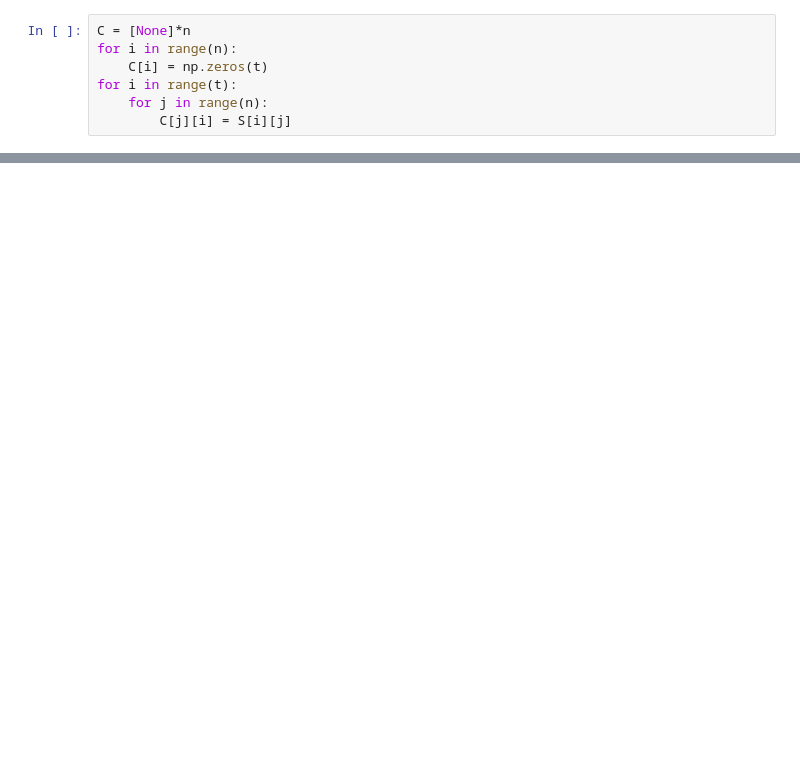
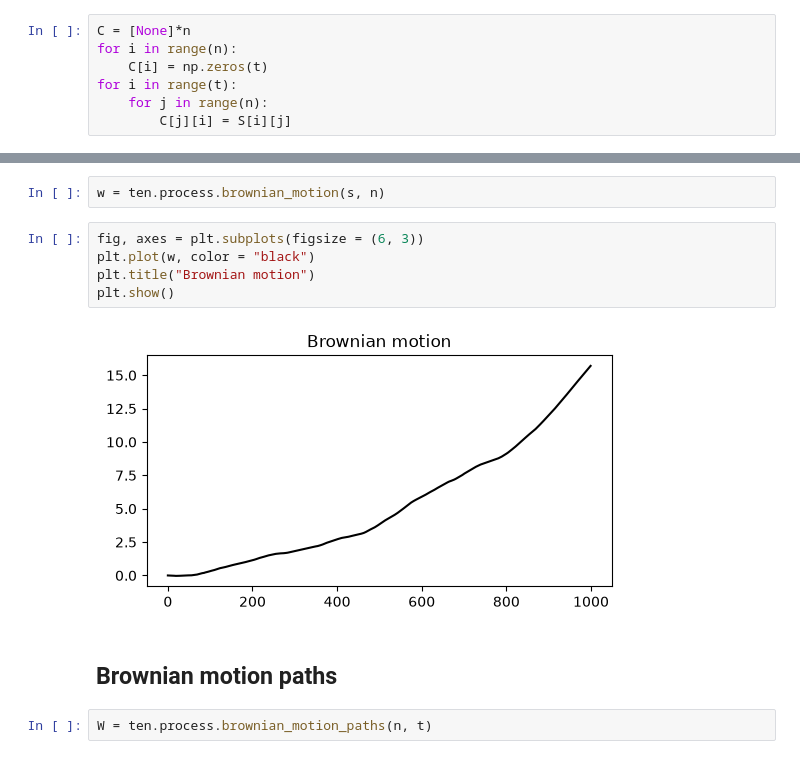
Before and after one commit to istmarc/ten-notebooks, a Jupyter notebook: notebooks/18.Process.ipynb, the cells around one changed output, grey strips where cells are left out. Saved outputs shown, nothing was run; the diff lists cells and outputs as text; blank space fills up the shorter version.

Commit message:
Update process

```diff
--- a/notebooks/18.Process.ipynb
+++ b/notebooks/18.Process.ipynb
@@ -50,0 +53,13 @@ plt.show()
+# %%
+w = ten.process.brownian_motion(s, n)
+# %%
+fig, axes = plt.subplots(figsize = (6, 3))
+plt.plot(w, color = "black")
+plt.title("Brownian motion")
+plt.show()
+# %% [output]
+[figure, added]
+# %% [markdown]
+## Brownian motion paths
+# %%
+W = ten.process.brownian_motion_paths(n, t)
```
Also changed, not shown: parts of 12 cells of this notebook.
